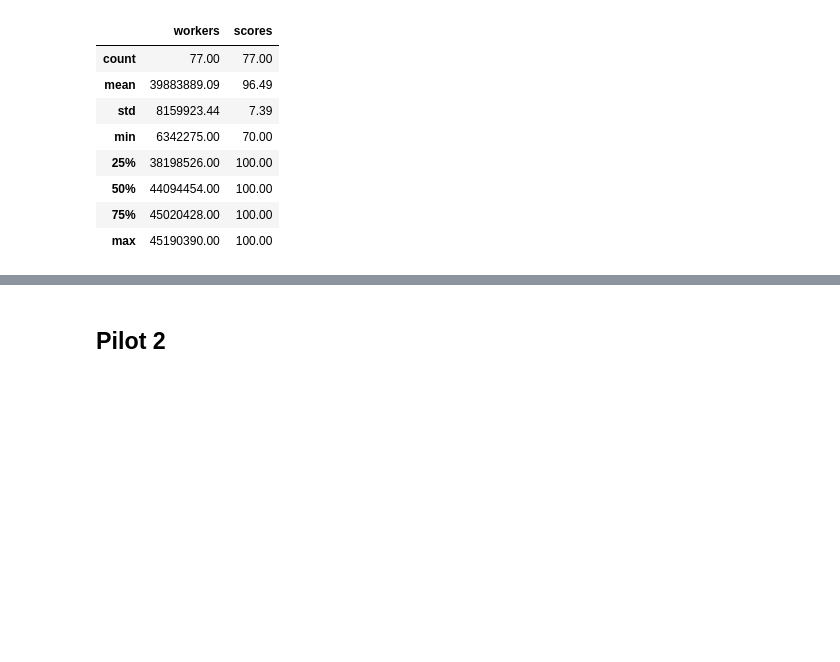
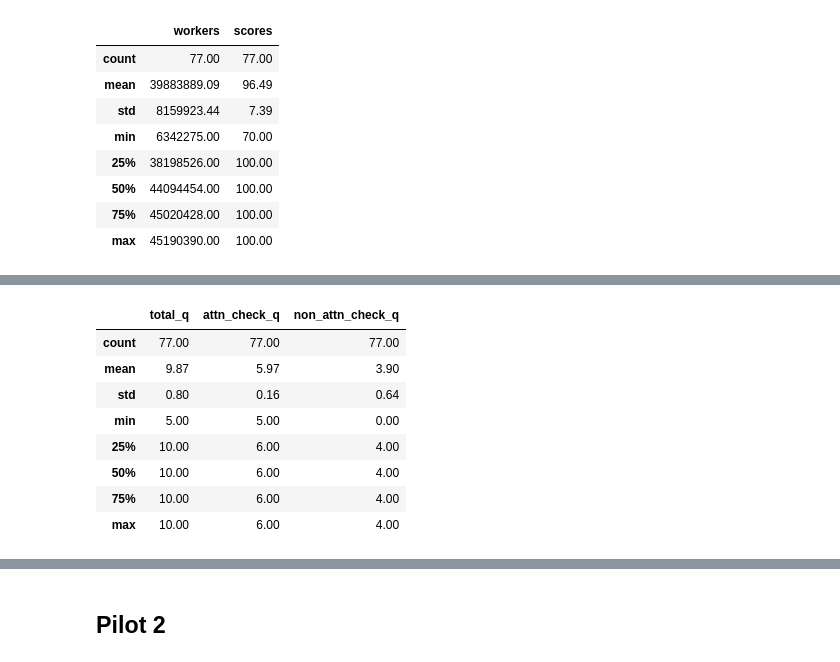
Before and after one commit to smferro54/W241_Final_Project, a Jupyter notebook: Final Project W241.ipynb, the cells around one changed output, grey strips where cells are left out. Cells and saved outputs as stored; diff of their text form; code cells hidden in the pictures; blank space fills up the shorter version.

```diff
--- a/Final Project W241.ipynb
+++ b/Final Project W241.ipynb
@@ -157,14 +158,0 @@ We can observe that the lowest score obtained in the sentiment analysis question
-# %%
-first_pilot['correct_pct'] = 100*first_pilot.label*first_pilot.please_select_the_sentiment_feeling_of_the_product_review \
-                        + 100*(1-first_pilot.label)*(1-first_pilot.please_select_the_sentiment_feeling_of_the_product_review)
-
-fp_sbs_norm = first_pilot[first_pilot._golden == False].groupby('_worker_id').mean() #Group by normal questions and get the means.
-fp_sbs_comp = first_pilot[first_pilot._golden == True].groupby('_worker_id').mean() #Group by normal questions and get the means.
-fp_sbs_norm.correct_pct.hist(label = "Normal questions");
-fp_sbs_comp.correct_pct.hist(label = "Attention check questions");
-plt.title('Distribution of Scores among contributors of pilot 1')
-plt.ylabel('Count of contributors', fontsize=12)
-plt.xlabel('Score - percentage of correct answers', fontsize=12)
-plt.legend()
-plt.grid()
-plt.show()
@@ -187,0 +159,24 @@ plt.show()
+# %%
+# For each worker, tally up how many attention checks they received
+total_q = []
+compl_q = []
+noncompl_q = []
+for w in workers:
+    subdf = first_pilot[first_pilot['_worker_id']==w]
+    total_q.append(len(subdf))
+    compl_q.append(len(subdf[subdf['_golden']==True]))
+    noncompl_q.append(len(subdf[subdf['_golden']==False]))
+
+typesofq=pd.DataFrame([workers, total_q, compl_q, noncompl_q]).T
+typesofq.columns=['workers','total_q','attn_check_q','non_attn_check_q']
+typesofq[['total_q','attn_check_q','non_attn_check_q']].describe().round(decimals=2)
+# %% [output]
+|  | total_q | attn_check_q | non_attn_check_q |
+| count | 77.00 | 77.00 | 77.00 |
+| mean | 9.87 | 5.97 | 3.90 |
+| std | 0.80 | 0.16 | 0.64 |
+| min | 5.00 | 5.00 | 0.00 |
+| 25% | 10.00 | 6.00 | 4.00 |
+| 50% | 10.00 | 6.00 | 4.00 |
+| 75% | 10.00 | 6.00 | 4.00 |
+| max | 10.00 | 6.00 | 4.00 |
```
Also changed, not shown: parts of 8 cells of this notebook.
